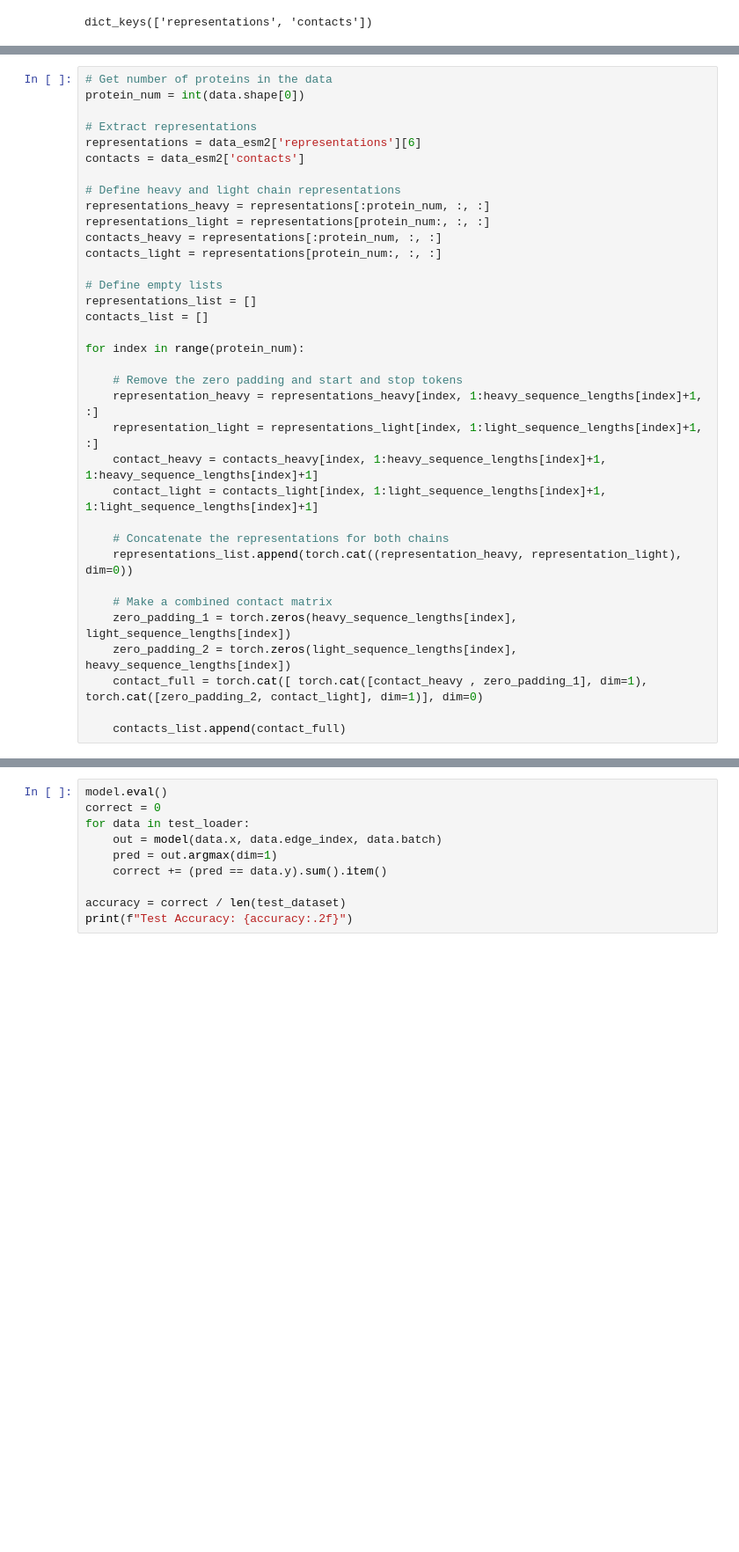
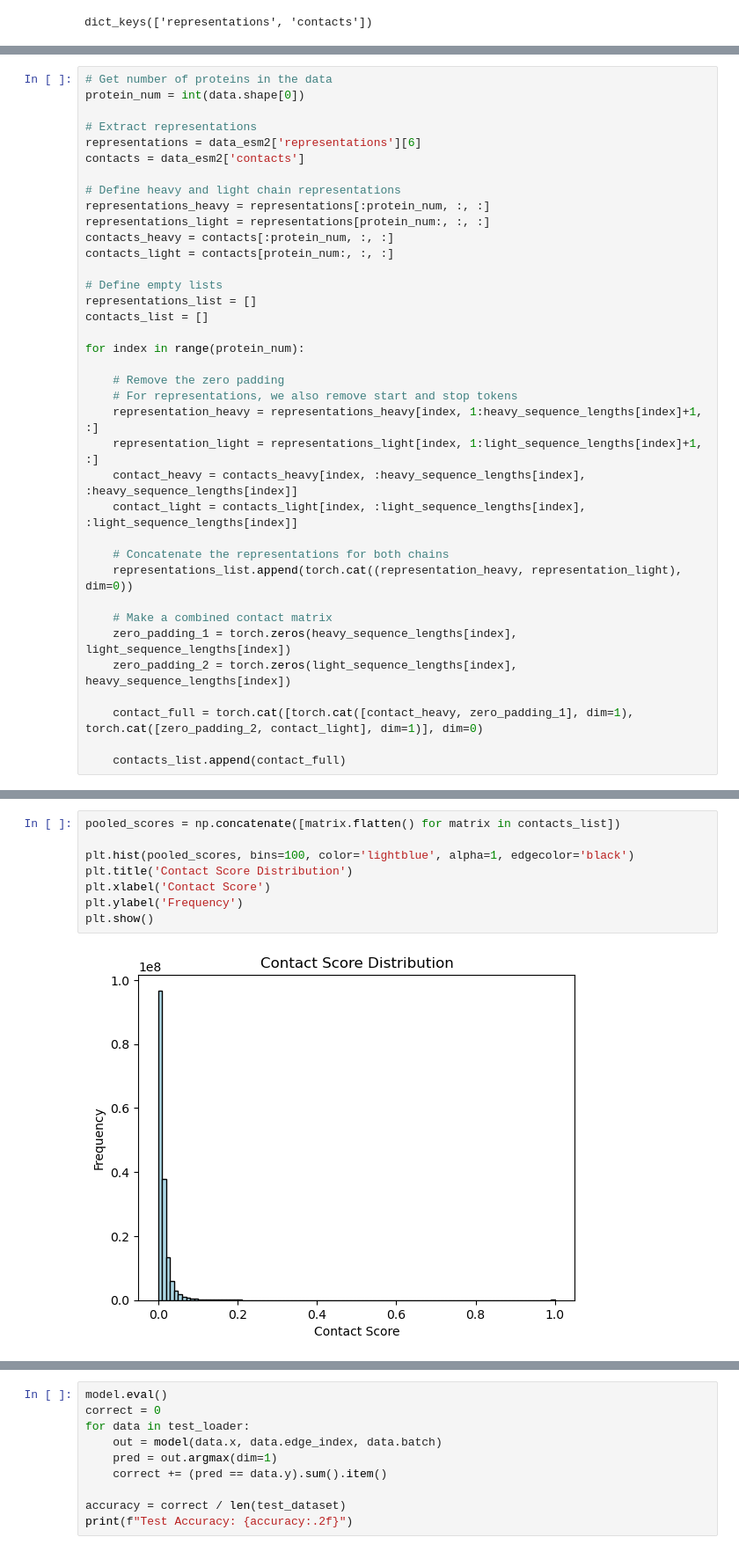
Before and after one commit to JonasBlomquist/AI4ProtEng_AIntibody, a Jupyter notebook: notebooks/graph_level_classification.ipynb, the cells around one changed output, grey strips where cells are left out. Shown at 88% size. Drawn from its saved outputs; the diff is of its cells as text; blank space fills up the shorter version.

```diff
--- a/notebooks/graph_level_classification.ipynb
+++ b/notebooks/graph_level_classification.ipynb
@@ -139,8 +133,8 @@ contacts = data_esm2['contacts']
 # Define heavy and light chain representations
 representations_heavy = representations[:protein_num, :, :]
 representations_light = representations[protein_num:, :, :]
-contacts_heavy = representations[:protein_num, :, :]
-contacts_light = representations[protein_num:, :, :]
+contacts_heavy = contacts[:protein_num, :, :]
+contacts_light = contacts[protein_num:, :, :]
 
 # Define empty lists
 representations_list = []
@@ -148,11 +142,12 @@ contacts_list = []
 
 for index in range(protein_num):
 
-    # Remove the zero padding and start and stop tokens
+    # Remove the zero padding
+    # For representations, we also remove start and stop tokens
     representation_heavy = representations_heavy[index, 1:heavy_sequence_lengths[index]+1, :]
     representation_light = representations_light[index, 1:light_sequence_lengths[index]+1, :]
-    contact_heavy = contacts_heavy[index, 1:heavy_sequence_lengths[index]+1, 1:heavy_sequence_lengths[index]+1]
-    contact_light = contacts_light[index, 1:light_sequence_lengths[index]+1, 1:light_sequence_lengths[index]+1]
+    contact_heavy = contacts_heavy[index, :heavy_sequence_lengths[index], :heavy_sequence_lengths[index]]
+    contact_light = contacts_light[index, :light_sequence_lengths[index], :light_sequence_lengths[index]]
 
     # Concatenate the representations for both chains
     representations_list.append(torch.cat((representation_heavy, representation_light), dim=0))
@@ -160,6 +155,7 @@ for index in range(protein_num):
     # Make a combined contact matrix
     zero_padding_1 = torch.zeros(heavy_sequence_lengths[index], light_sequence_lengths[index])
     zero_padding_2 = torch.zeros(light_sequence_lengths[index], heavy_sequence_lengths[index])
-    contact_full = torch.cat([ torch.cat([contact_heavy , zero_padding_1], dim=1), torch.cat([zero_padding_2, contact_light], dim=1)], dim=0)
+
+    contact_full = torch.cat([torch.cat([contact_heavy, zero_padding_1], dim=1), torch.cat([zero_padding_2, contact_light], dim=1)], dim=0)
 
     contacts_list.append(contact_full)
@@ -165,0 +166,10 @@ for index in range(protein_num):
+# %%
+pooled_scores = np.concatenate([matrix.flatten() for matrix in contacts_list])
+
+plt.hist(pooled_scores, bins=100, color='lightblue', alpha=1, edgecolor='black')
+plt.title('Contact Score Distribution')
+plt.xlabel('Contact Score')
+plt.ylabel('Frequency')
+plt.show()
+# %% [output]
+[figure, added]
```
Also changed, not shown: parts of 29 cells of this notebook.
